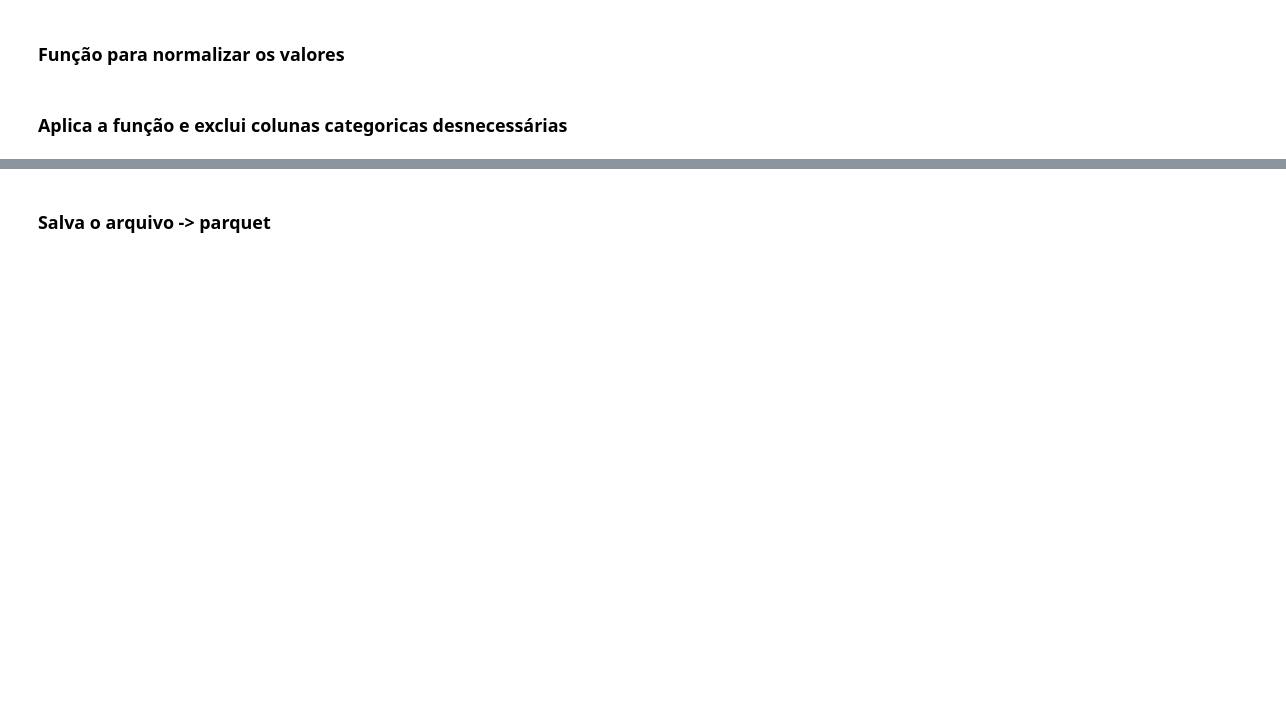
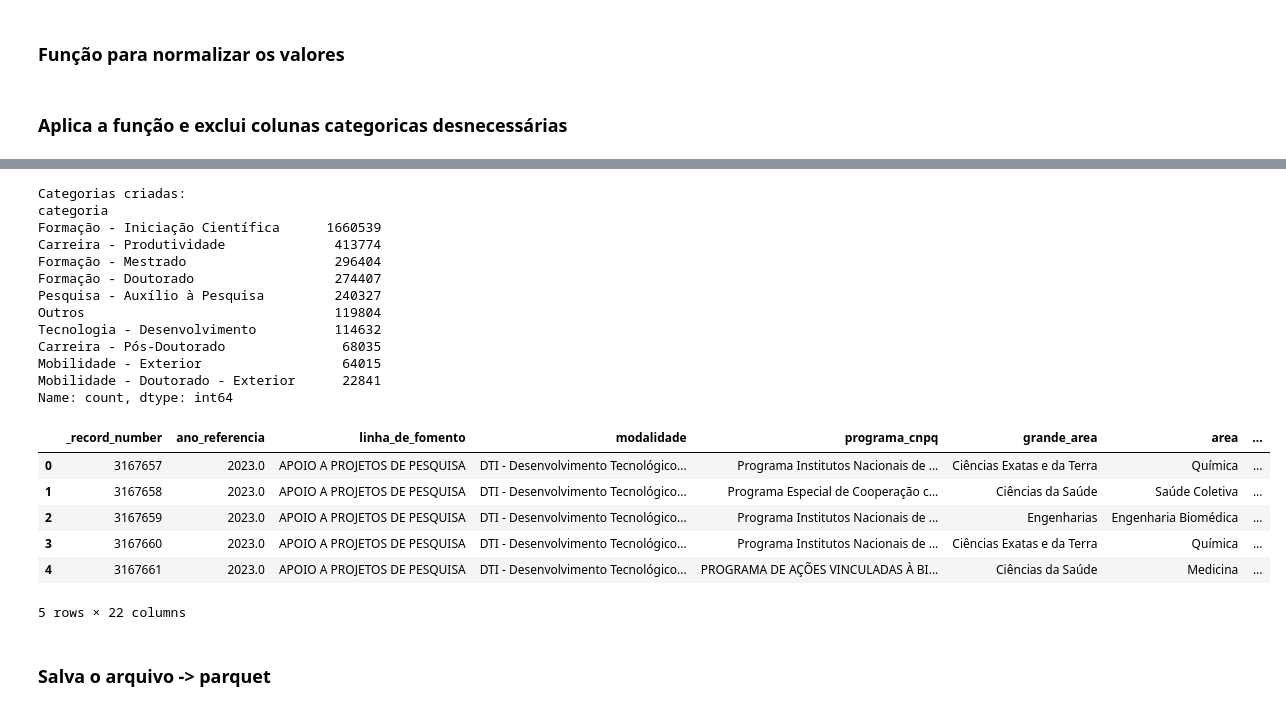
Before and after one commit to felipegomesb/predicao-cnpq, a Jupyter notebook: transformarDados.ipynb, the cells around one changed output, grey strips where cells are left out. Drawn from its saved outputs; the diff is of its cells as text; code cells hidden in the pictures; blank space fills up the shorter version.

```diff
--- a/transformarDados.ipynb
+++ b/transformarDados.ipynb
@@ -105,3 +263,33 @@ cnpq_bruto = cnpq_bruto.drop(columns=['id_2020_ignorar','acaoppa'], errors='igno
+# %%
+cnpq_bruto['categoria'] = cnpq_bruto['modalidade'].apply(classificar_modalidade)
+cnpq_bruto['ano_referencia'] = pd.to_numeric(cnpq_bruto['ano_referencia'], errors='coerce')
+cnpq_bruto['valor_pago'] = pd.to_numeric(cnpq_bruto['valor_pago'], errors='coerce')
+
+print("\nCategorias criadas:")
+print(cnpq_bruto['categoria'].value_counts())
+cnpq_bruto.head()
+#cnpq_bruto.drop(columns=['modalidade'], inplace=True)
+# %% [output]
+Categorias criadas:
+categoria
+Formação - Iniciação Científica      1660539
+Carreira - Produtividade              413774
+Formação - Mestrado                   296404
+Formação - Doutorado                  274407
+Pesquisa - Auxílio à Pesquisa         240327
+Outros                                119804
+Tecnologia - Desenvolvimento          114632
+Carreira - Pós-Doutorado               68035
+Mobilidade - Exterior                  64015
+Mobilidade - Doutorado - Exterior      22841
+Name: count, dtype: int64
+|  | _record_number | ano_referencia | linha_de_fomento | modalidade | programa_cnpq | grande_area | area | ... |
+| 0 | 3167657 | 2023.0 | APOIO A PROJETOS DE PESQUISA | DTI - Desenvolvimento Tecnológico... | Programa Institutos Nacionais de ... | Ciências Exatas e da Terra | Química | ... |
+| 1 | 3167658 | 2023.0 | APOIO A PROJETOS DE PESQUISA | DTI - Desenvolvimento Tecnológico... | Programa Especial de Cooperação c... | Ciências da Saúde | Saúde Coletiva | ... |
+| 2 | 3167659 | 2023.0 | APOIO A PROJETOS DE PESQUISA | DTI - Desenvolvimento Tecnológico... | Programa Institutos Nacionais de ... | Engenharias | Engenharia Biomédica | ... |
+| 3 | 3167660 | 2023.0 | APOIO A PROJETOS DE PESQUISA | DTI - Desenvolvimento Tecnológico... | Programa Institutos Nacionais de ... | Ciências Exatas e da Terra | Química | ... |
+| 4 | 3167661 | 2023.0 | APOIO A PROJETOS DE PESQUISA | DTI - Desenvolvimento Tecnológico... | PROGRAMA DE AÇÕES VINCULADAS À BI... | Ciências da Saúde | Medicina | ... |
+5 rows × 22 columns
 # %% [markdown]
 ### Salva o arquivo -> parquet
 # %%
```
Also changed, not shown: parts of 5 cells of this notebook, 1 other file.
